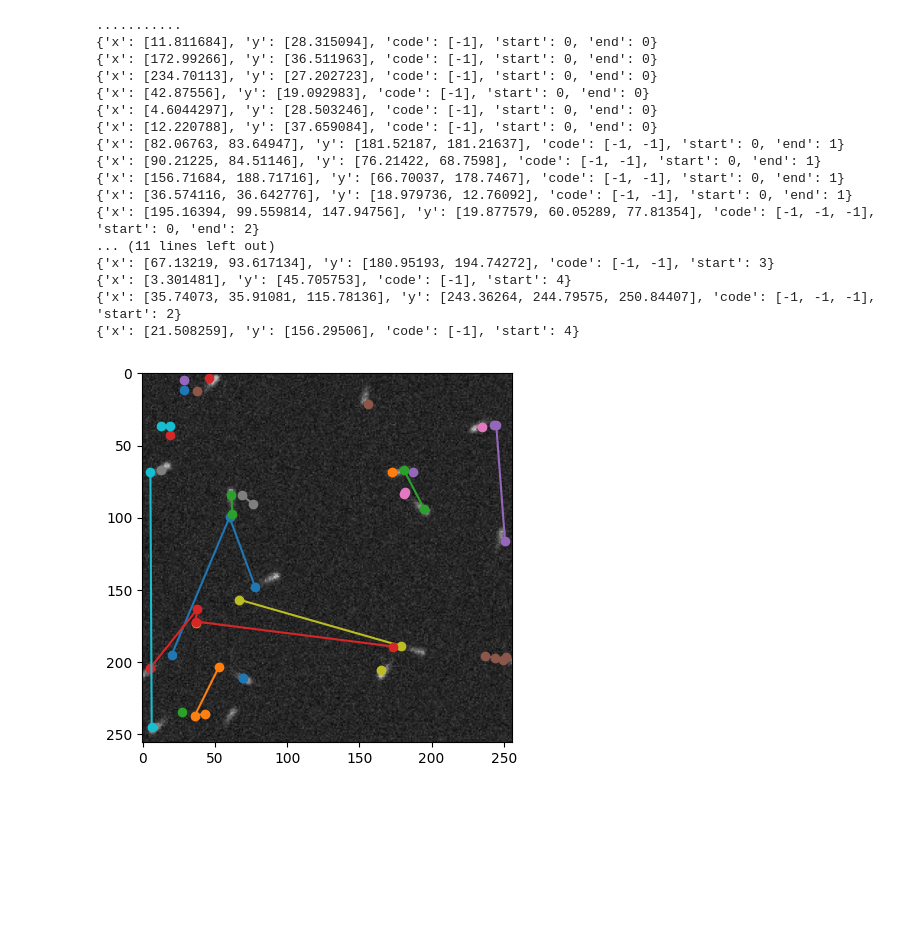
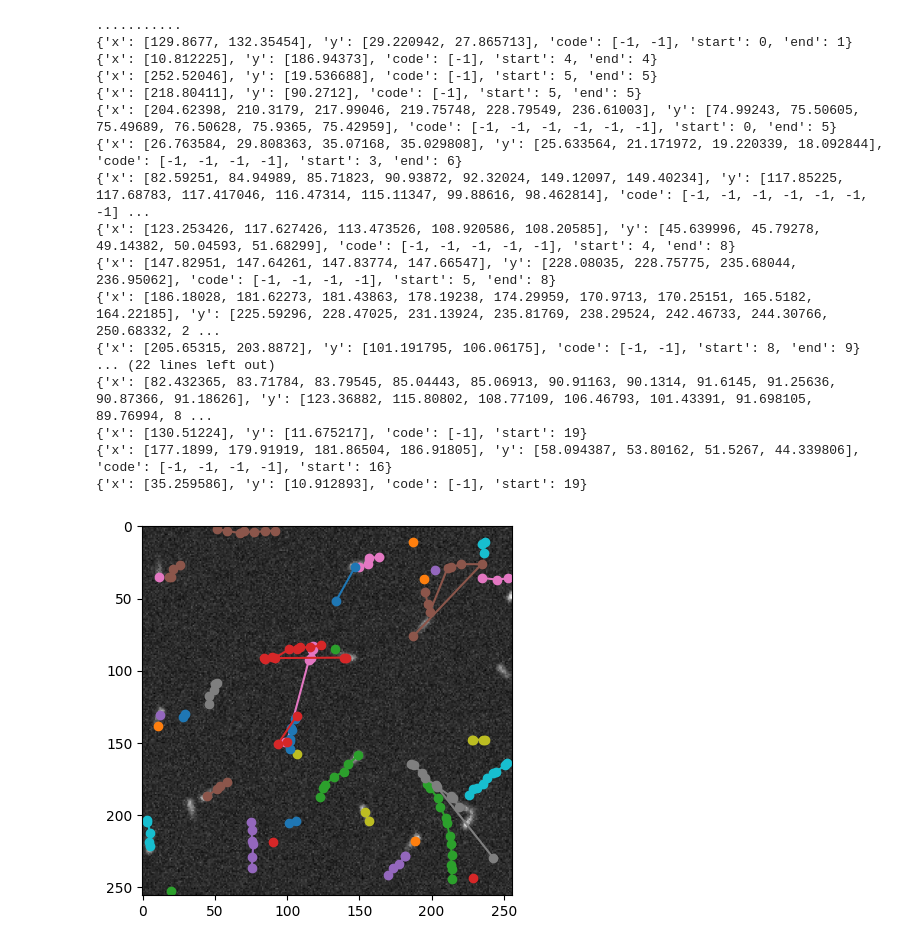
Before and after one commit to GideonJagen/ObjCentricVAE, a Jupyter notebook: test_microtubule.ipynb, the cells around one changed output. Cells and saved outputs as stored; diff of their text form; code cells hidden in the pictures; blank space fills up the shorter version.

```diff
--- a/test_microtubule.ipynb
+++ b/test_microtubule.ipynb
@@ -265,14 +265,14 @@ x_crop = 256
 y_crop = 256
 
 paths = r'/data/mp_mpa/microtubule-sn7-low/*.tif'
-paths = glob(paths)
+paths = sorted(glob(paths))
 
 images = [
     tifffile.imread(path) for path in paths
 ]
 
 images = np.array(images)
-images = np.array(np.split(images, 20, axis=0))
+images = np.array(np.split(images, 5, axis=0))
 
 images_array = []
 for i in range(images.shape[2] // x_crop):
@@ -307,7 +307,7 @@ kl_annealing_end = 2400 # 2400
 presence_annealing_end = 1000
 
 def beta_annealing(step):
-    logs = np.logspace(-4, -2.5, beta_annealing_end) # 8.3 - 7
+    logs = np.logspace(-8, -2.5, beta_annealing_end) # 8.3 - 7
     if step < beta_annealing_end:
         return logs[int(step)]
     else:
@@ -413,33 +414,33 @@ trainer.fit(model, train_loader, test_loader)
 # %%
 seq = test[0]
 
-tra_list = model.extract_obj_and_tra(seq, 4, presence_floor=0.25, tra_floor=0.8)
+tra_list = model.extract_obj_and_tra(seq, 4, presence_floor=0.25, tra_floor=0.0)
 
 print('...........')
 plt.imshow(seq[-1][0], cmap='gray')
 for i, dict in enumerate(tra_list):
     print(dict)
     plt.plot(dict.get('y'), dict.get('x'), '-o')
 plt.show()
 # %% [output]
 ...........
-{'x': [11.811684], 'y': [28.315094], 'code': [-1], 'start': 0, 'end': 0}
-{'x': [172.99266], 'y': [36.511963], 'code': [-1], 'start': 0, 'end': 0}
-{'x': [234.70113], 'y': [27.202723], 'code': [-1], 'start': 0, 'end': 0}
-{'x': [42.87556], 'y': [19.092983], 'code': [-1], 'start': 0, 'end': 0}
-{'x': [4.6044297], 'y': [28.503246], 'code': [-1], 'start': 0, 'end': 0}
-{'x': [12.220788], 'y': [37.659084], 'code': [-1], 'start': 0, 'end': 0}
-{'x': [82.06763, 83.64947], 'y': [181.52187, 181.21637], 'code': [-1, -1], 'start': 0, 'end': 1}
-{'x': [90.21225, 84.51146], 'y': [76.21422, 68.7598], 'code': [-1, -1], 'start': 0, 'end': 1}
-{'x': [156.71684, 188.71716], 'y': [66.70037, 178.7467], 'code': [-1, -1], 'start': 0, 'end': 1}
-{'x': [36.574116, 36.642776], 'y': [18.979736, 12.76092], 'code': [-1, -1], 'start': 0, 'end': 1}
-{'x': [195.16394, 99.559814, 147.94756], 'y': [19.877579, 60.05289, 77.81354], 'code': [-1, -1, -1], 'start': 0, 'end': 2}
-... (11 lines left out)
-{'x': [67.13219, 93.617134], 'y': [180.95193, 194.74272], 'code': [-1, -1], 'start': 3}
-{'x': [3.301481], 'y': [45.705753], 'code': [-1], 'start': 4}
-{'x': [35.74073, 35.91081, 115.78136], 'y': [243.36264, 244.79575, 250.84407], 'code': [-1, -1, -1], 'start': 2}
-{'x': [21.508259], 'y': [156.29506], 'code': [-1], 'start': 4}
+{'x': [129.8677, 132.35454], 'y': [29.220942, 27.865713], 'code': [-1, -1], 'start': 0, 'end': 1}
+{'x': [10.812225], 'y': [186.94373], 'code': [-1], 'start': 4, 'end': 4}
+{'x': [252.52046], 'y': [19.536688], 'code': [-1], 'start': 5, 'end': 5}
+{'x': [218.80411], 'y': [90.2712], 'code': [-1], 'start': 5, 'end': 5}
+{'x': [204.62398, 210.3179, 217.99046, 219.75748, 228.79549, 236.61003], 'y': [74.99243, 75.50605, 75.49689, 76.50628, 75.9365, 75.42959], 'code': [-1, -1, -1, -1, -1, -1], 'start': 0, 'end': 5}
+{'x': [26.763584, 29.808363, 35.07168, 35.029808], 'y': [25.633564, 21.171972, 19.220339, 18.092844], 'code': [-1, -1, -1, -1], 'start': 3, 'end': 6}
+{'x': [82.59251, 84.94989, 85.71823, 90.93872, 92.32024, 149.12097, 149.40234], 'y': [117.85225, 117.68783, 117.417046, 116.47314, 115.11347, 99.88616, 98.462814], 'code': [-1, -1, -1, -1, -1, -1, -1] ...
+{'x': [123.253426, 117.627426, 113.473526, 108.920586, 108.20585], 'y': [45.639996, 45.79278, 49.14382, 50.04593, 51.68299], 'code': [-1, -1, -1, -1, -1], 'start': 4, 'end': 8}
+{'x': [147.82951, 147.64261, 147.83774, 147.66547], 'y': [228.08035, 228.75775, 235.68044, 236.95062], 'code': [-1, -1, -1, -1], 'start': 5, 'end': 8}
+{'x': [186.18028, 181.62273, 181.43863, 178.19238, 174.29959, 170.9713, 170.25151, 165.5182, 164.22185], 'y': [225.59296, 228.47025, 231.13924, 235.81769, 238.29524, 242.46733, 244.30766, 250.68332, 2 ...
+{'x': [205.65315, 203.8872], 'y': [101.191795, 106.06175], 'code': [-1, -1], 'start': 8, 'end': 9}
+... (22 lines left out)
+{'x': [82.432365, 83.71784, 83.79545, 85.04443, 85.06913, 90.91163, 90.1314, 91.6145, 91.25636, 90.87366, 91.18626], 'y': [123.36882, 115.80802, 108.77109, 106.46793, 101.43391, 91.698105, 89.76994, 8 ...
+{'x': [130.51224], 'y': [11.675217], 'code': [-1], 'start': 19}
+{'x': [177.1899, 179.91919, 181.86504, 186.91805], 'y': [58.094387, 53.80162, 51.5267, 44.339806], 'code': [-1, -1, -1, -1], 'start': 16}
+{'x': [35.259586], 'y': [10.912893], 'code': [-1], 'start': 19}
-[figure, old version]
+[figure, new version]
 # %%
 run_test(
     test,
```
Also changed, not shown: parts of 6 cells of this notebook, 12 other files.
